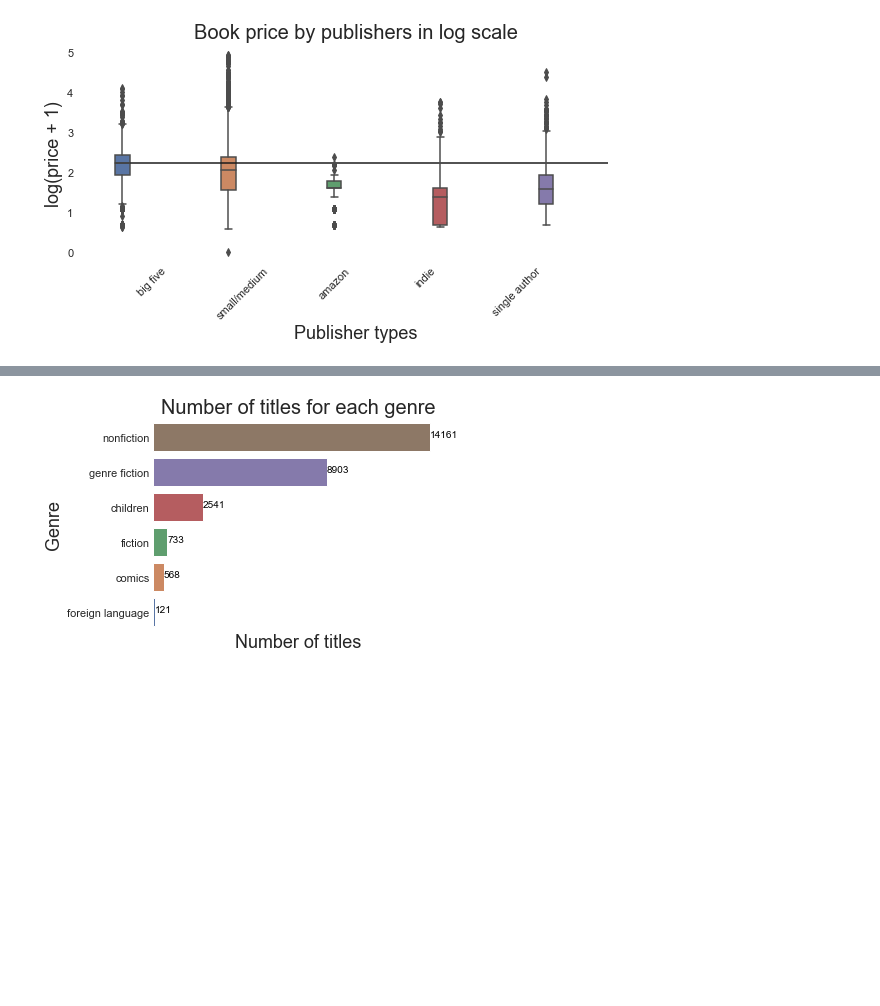
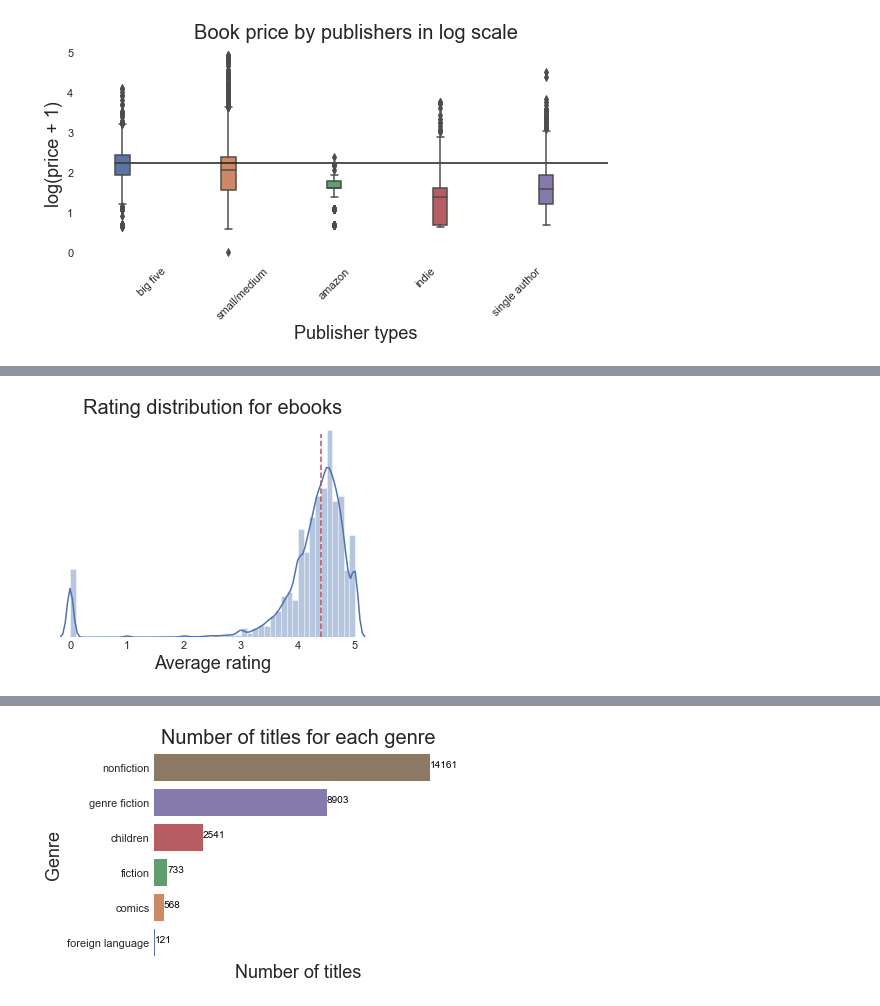
Before and after one commit to vh42720/book_analysis, a Jupyter notebook: 02_eda.ipynb, the cells around one changed output, grey strips where cells are left out. Saved outputs shown, nothing was run; the diff lists cells and outputs as text; code cells hidden in the pictures; blank space fills up the shorter version.

Commit message:
revamp the cleaning data steps

```diff
--- a/02_eda.ipynb
+++ b/02_eda.ipynb
@@ -190,0 +215,19 @@ some trivia: top 10 publisher has the most books/ most sales.
+# %%
+# distribution of books rating from sales data
+sns.distplot(sales.average_rating)
+
+# Include the median values in the plot
+plt.vlines(x=sales.average_rating.median(),
+           ymin=0,
+           ymax=1.3,
+           color='r',
+           linestyles='--')
+
+# plot parameters
+plt.title('Rating distribution for ebooks')
+plt.xlabel('Average rating')
+plt.yticks([])
+sns.despine(left=True, bottom=True)
+plt.savefig(f'{image_path}\\ebook_rating_distribution.png')
+# %% [output]
+[figure, added]
```
Also changed, not shown: parts of 22 cells of this notebook, 39 other files.
